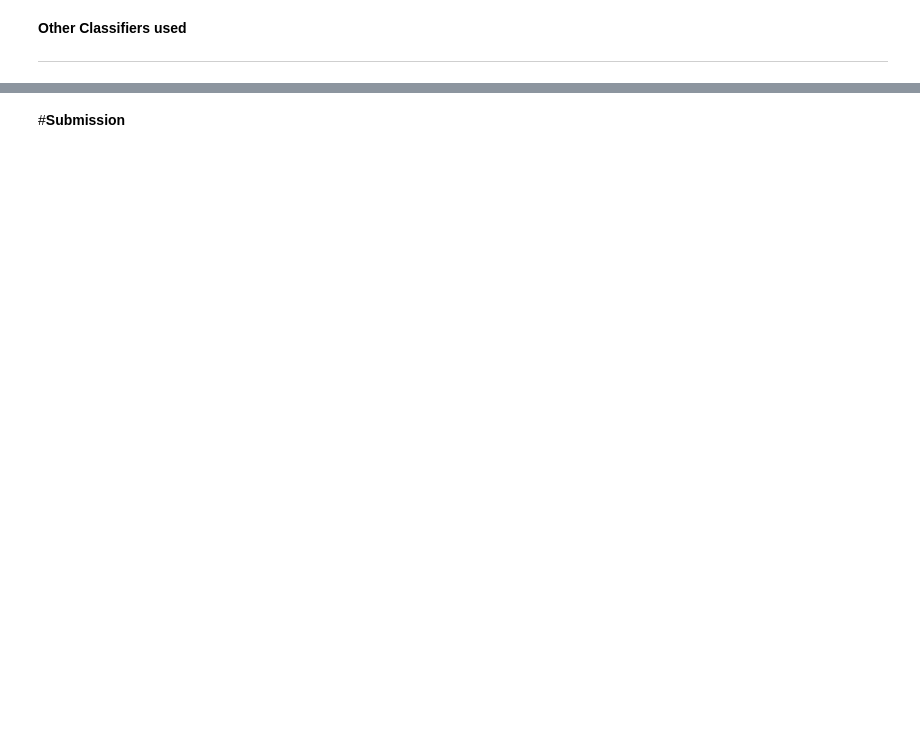
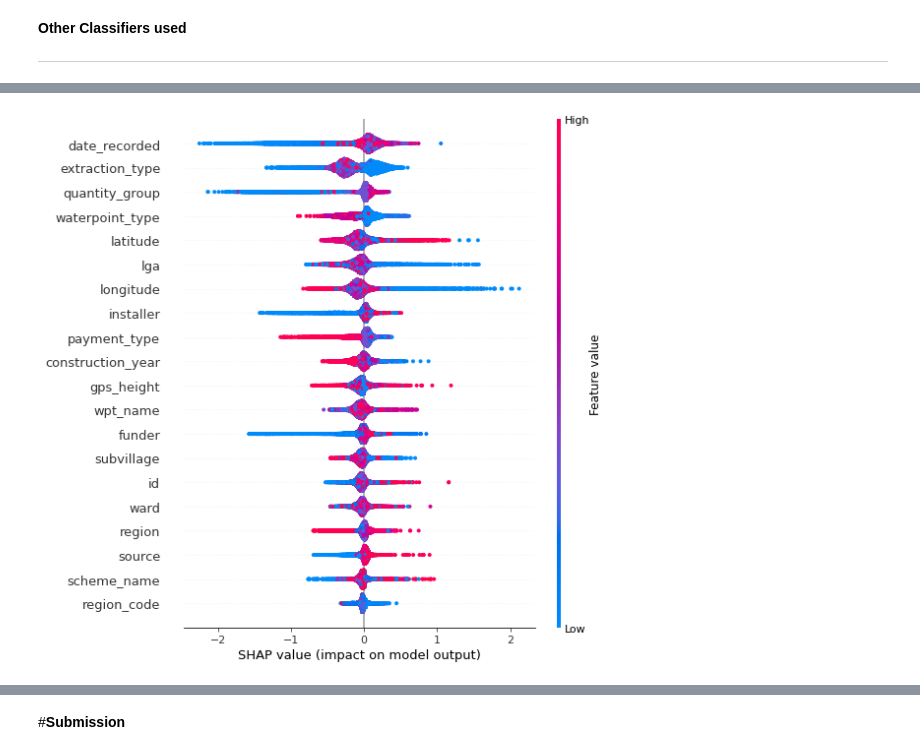
Before and after one commit to KrishPraba/Pump-it-Up-Data-Mining-the-Water-Table, a Jupyter notebook: Pump_it_Up_Modelling_&_Post_processing.ipynb, the cells around one changed output, grey strips where cells are left out. Drawn from its saved outputs; the diff is of its cells as text; code cells hidden in the pictures; blank space fills up the shorter version.

```diff
--- a/Pump_it_Up_Modelling_&_Post_processing.ipynb
+++ b/Pump_it_Up_Modelling_&_Post_processing.ipynb
@@ -325,0 +321,4 @@ Gaussian Naive Bayes :
+# %%
+shap.summary_plot(shap_values[1], X_val)      #Functional but needs repair
+# %% [output]
+[figure, added]
```
Also changed, not shown: parts of 34 cells of this notebook.
